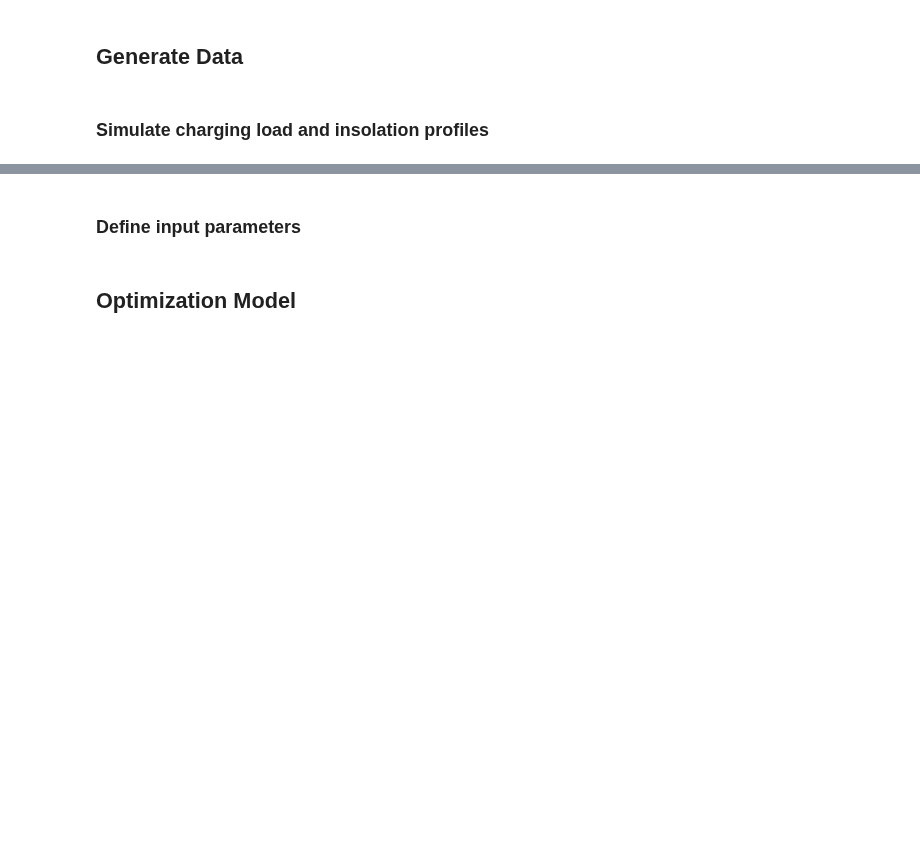
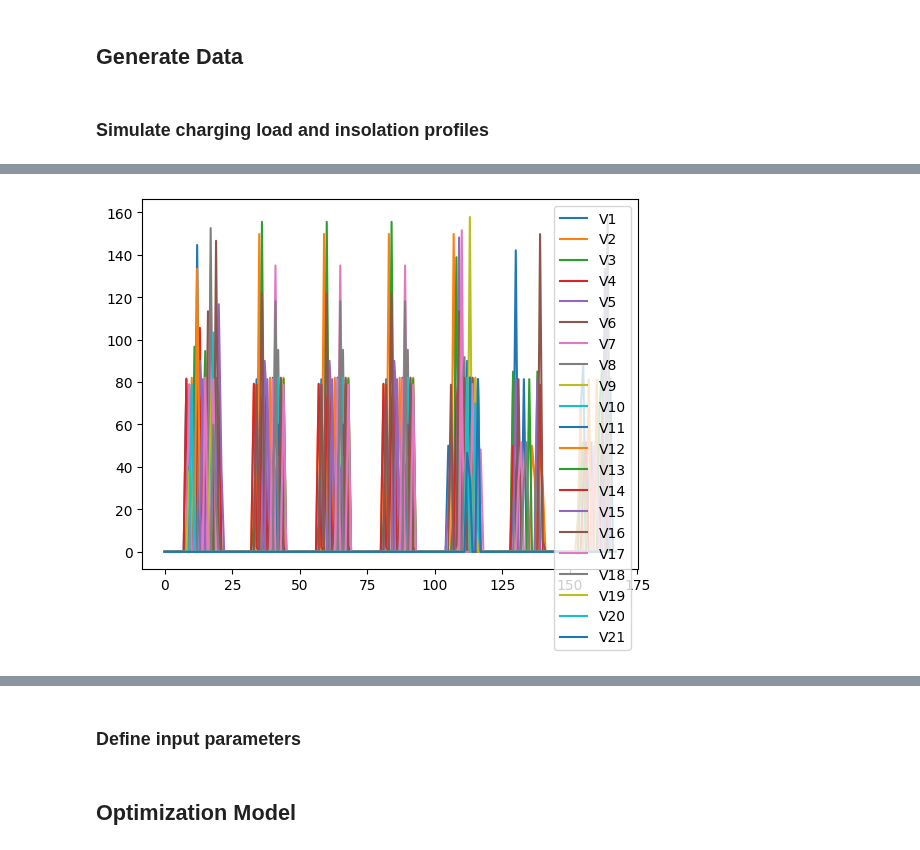
Before and after one commit to ChullEPG/solar_storage_sizing_optimization, a Jupyter notebook: run_model.ipynb, the cells around one changed output, grey strips where cells are left out. Saved outputs shown, nothing was run; the diff lists cells and outputs as text; code cells hidden in the pictures; blank space fills up the shorter version.

```diff
--- a/run_model.ipynb
+++ b/run_model.ipynb
@@ -28,0 +185,3 @@ load_profile = generate_data.simulate_charging_load_profile(total_days, total_ti
+# %%
+charge_reel = pd.read_excel('data/Combined_Live_Data_22_seater.xlsx', sheet_name = 'charge_reel')
+charge_reel.head()
@@ -28,0 +196,10 @@ load_profile = generate_data.simulate_charging_load_profile(total_days, total_ti
+# %%
+
+# Create a new column with hourly timestamps
+charge_reel['hourly_timestamp'] = pd.date_range(start='2023-06-19 00:00:00', periods=len(charge_reel), freq='T')
+
+# Group the data by the hourly timestamp and sum the values
+hourly_data = charge_reel.groupby(pd.Grouper(key='hourly_timestamp', freq='H')).sum().reset_index()
+
+# Print the resulting DataFrame
+hourly_data
@@ -28,0 +214,12 @@ load_profile = generate_data.simulate_charging_load_profile(total_days, total_ti
+# %%
+# get all columns with V in the name
+columns = [c for c in hourly_data.columns if 'V' in c]
+
+
+for column in columns:
+    plt.plot(hourly_data[column], label=column)
+    plt.legend()
+
+plt.show()
+# %% [output]
+[figure, added]
```
Also changed, not shown: parts of 34 cells of this notebook.
